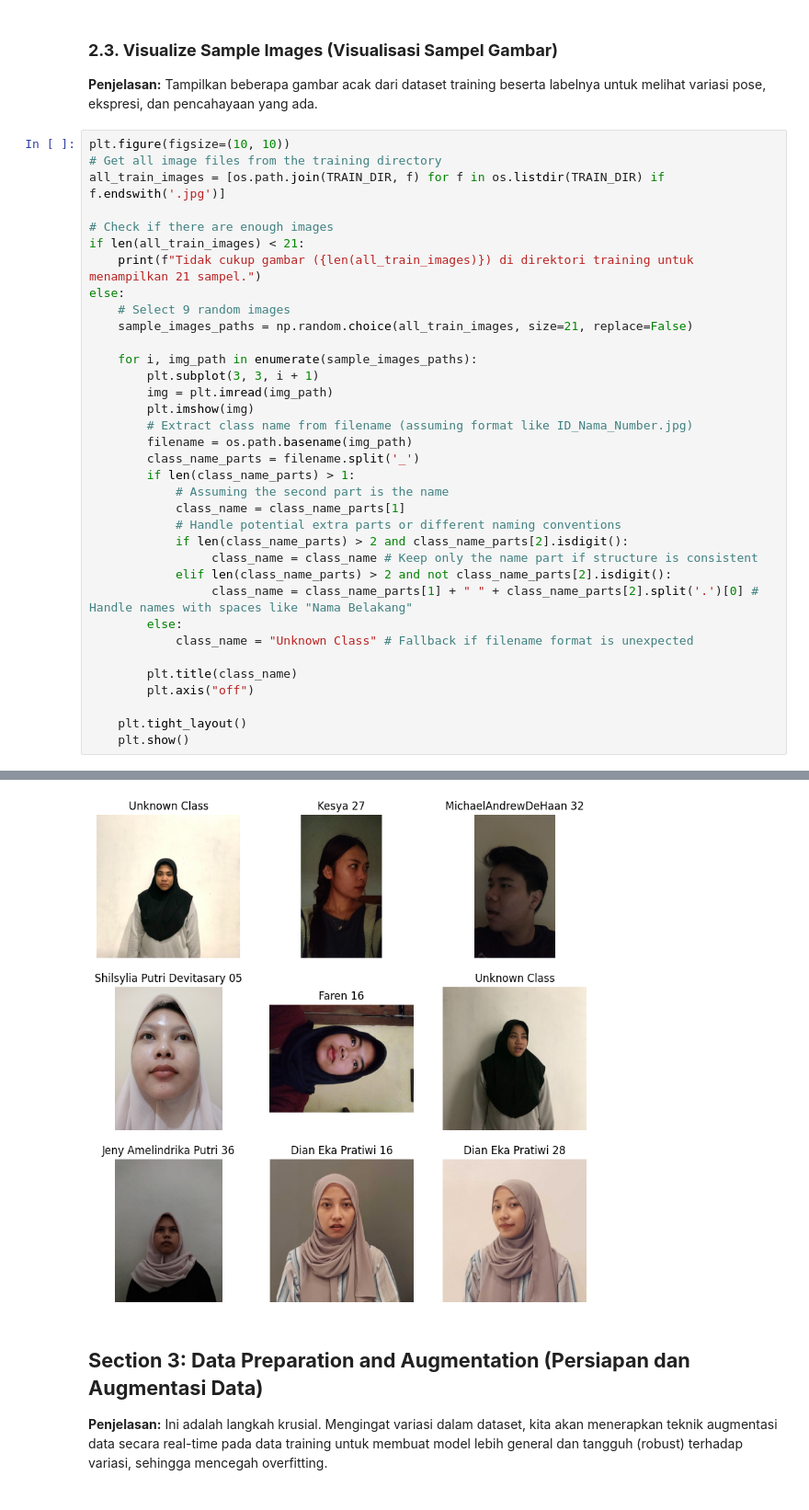
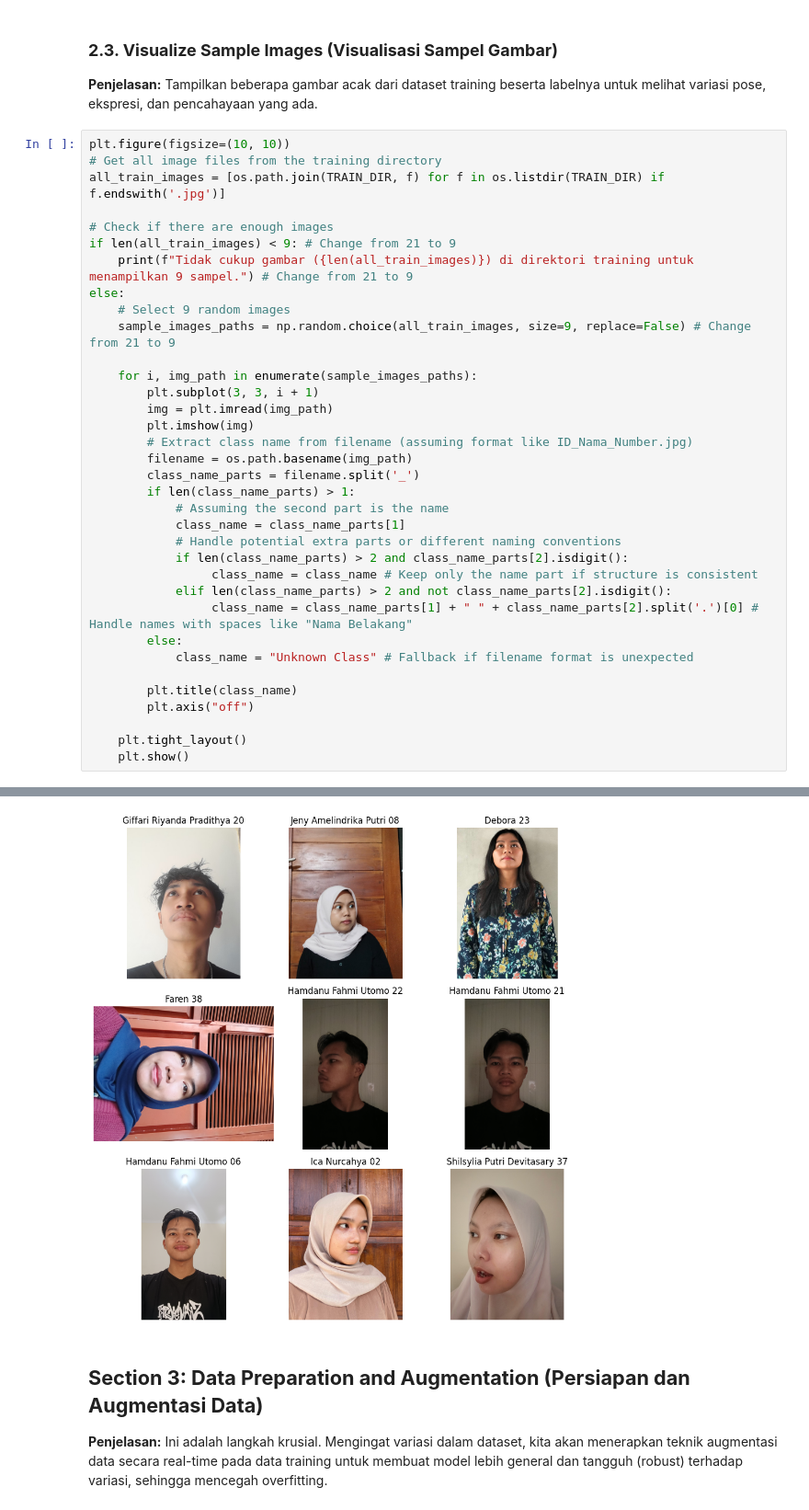
Before and after one commit to LatiefDataVisionary/deep-learning-college-task, a Jupyter notebook: tasks/src/MK_Deep_Learning_W5.ipynb, the cells around one changed output, grey strips where cells are left out. Shown at 92% size. Drawn from its saved outputs; the diff is of its cells as text.

```diff
--- a/tasks/src/MK_Deep_Learning_W5.ipynb
+++ b/tasks/src/MK_Deep_Learning_W5.ipynb
@@ -152,11 +154,11 @@ plt.figure(figsize=(10, 10))
 all_train_images = [os.path.join(TRAIN_DIR, f) for f in os.listdir(TRAIN_DIR) if f.endswith('.jpg')]
 
 # Check if there are enough images
-if len(all_train_images) < 21:
-    print(f"Tidak cukup gambar ({len(all_train_images)}) di direktori training untuk menampilkan 21 sampel.")
+if len(all_train_images) < 9: # Change from 21 to 9
+    print(f"Tidak cukup gambar ({len(all_train_images)}) di direktori training untuk menampilkan 9 sampel.") # Change from 21 to 9
 else:
     # Select 9 random images
-    sample_images_paths = np.random.choice(all_train_images, size=21, replace=False)
+    sample_images_paths = np.random.choice(all_train_images, size=9, replace=False) # Change from 21 to 9
 
     for i, img_path in enumerate(sample_images_paths):
         plt.subplot(3, 3, i + 1)
@@ -186,4 +187,4 @@ ValueError: num must be an integer with 1 <= num <= 9, not 10
-[figure, old version]
+[figure, new version]
 # %% [markdown]
 ## **Section 3: Data Preparation and Augmentation (Persiapan dan Augmentasi Data)**
 
```
Also changed, not shown: parts of 12 cells of this notebook.
